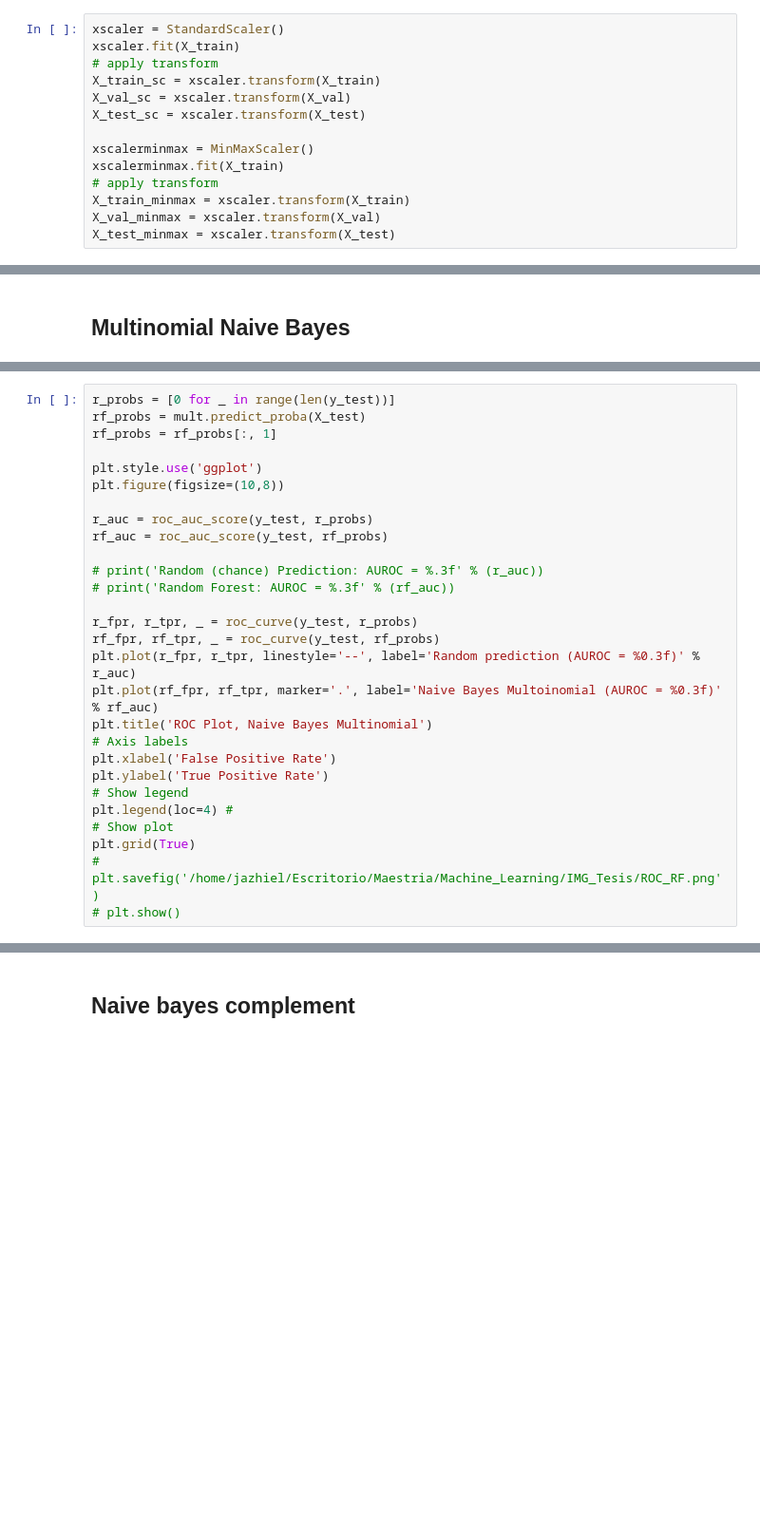
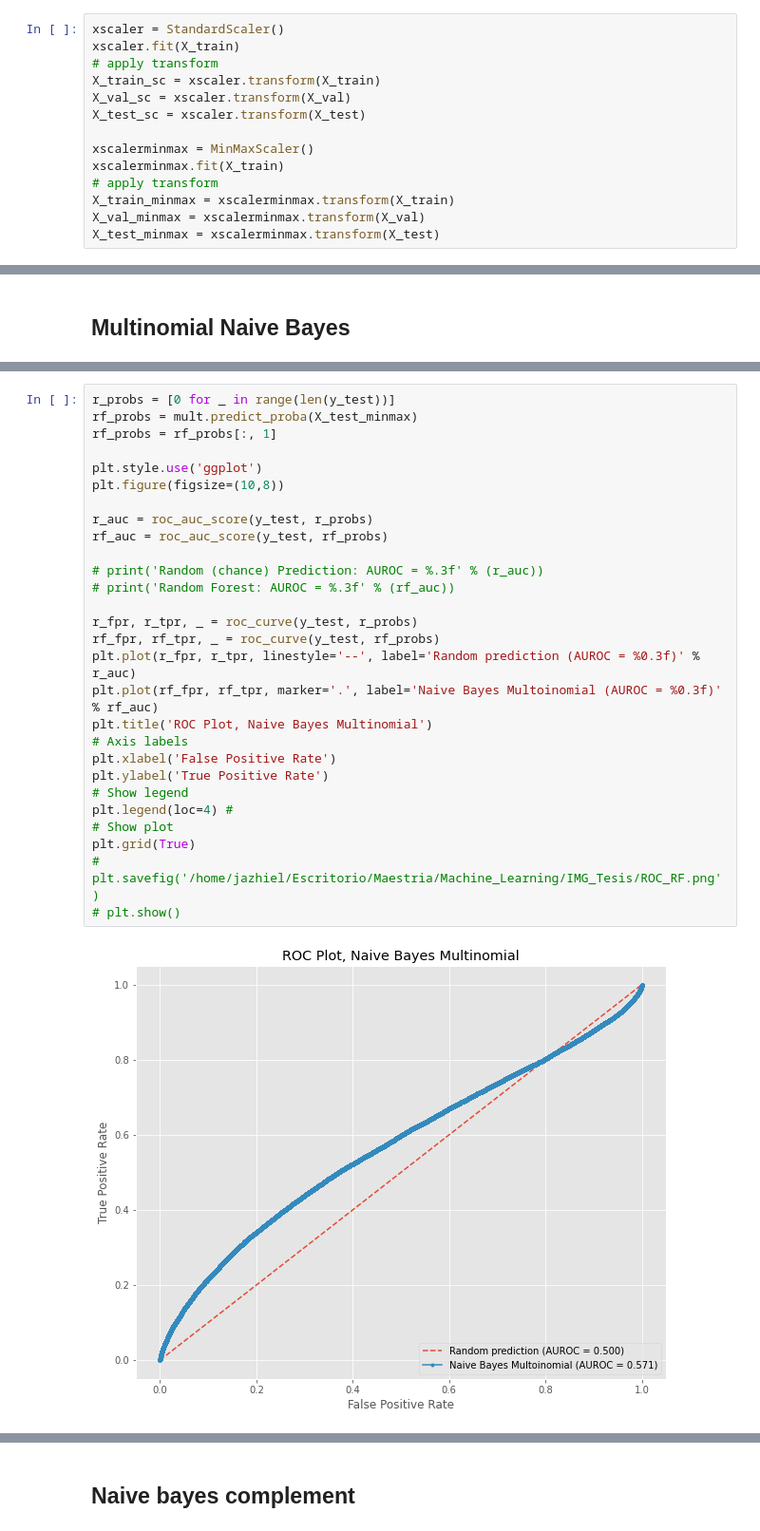
Before and after one commit to igomezv/ANN_Nbody, a Jupyter notebook: classificationAlgorithms_Particles_z23.ipynb, the cells around one changed output, grey strips where cells are left out. Shown at 95% size. Saved outputs shown, nothing was run; the diff lists cells and outputs as text; blank space fills up the shorter version.

```diff
--- a/classificationAlgorithms_Particles_z23.ipynb
+++ b/classificationAlgorithms_Particles_z23.ipynb
@@ -189,9 +189,9 @@ X_test_sc = xscaler.transform(X_test)
 xscalerminmax = MinMaxScaler()
 xscalerminmax.fit(X_train)
 # apply transform
-X_train_minmax = xscaler.transform(X_train)
-X_val_minmax = xscaler.transform(X_val)
-X_test_minmax = xscaler.transform(X_test)
+X_train_minmax = xscalerminmax.transform(X_train)
+X_val_minmax = xscalerminmax.transform(X_val)
+X_test_minmax = xscalerminmax.transform(X_test)
 # %% [markdown]
 ### Labels
 # %%
@@ -391,31 +445,33 @@ plt.show()
 # %%
 r_probs = [0 for _ in range(len(y_test))]
-rf_probs = mult.predict_proba(X_test)
+rf_probs = mult.predict_proba(X_test_minmax)
 rf_probs = rf_probs[:, 1]
 
 plt.style.use('ggplot')
 plt.figure(figsize=(10,8))
 
 r_auc = roc_auc_score(y_test, r_probs)
 rf_auc = roc_auc_score(y_test, rf_probs)
 
 # print('Random (chance) Prediction: AUROC = %.3f' % (r_auc))
 # print('Random Forest: AUROC = %.3f' % (rf_auc))
 
 r_fpr, r_tpr, _ = roc_curve(y_test, r_probs)
 rf_fpr, rf_tpr, _ = roc_curve(y_test, rf_probs)
 plt.plot(r_fpr, r_tpr, linestyle='--', label='Random prediction (AUROC = %0.3f)' % r_auc)
 plt.plot(rf_fpr, rf_tpr, marker='.', label='Naive Bayes Multoinomial (AUROC = %0.3f)' % rf_auc)
 plt.title('ROC Plot, Naive Bayes Multinomial')
 # Axis labels
 plt.xlabel('False Positive Rate')
 plt.ylabel('True Positive Rate')
 # Show legend
 plt.legend(loc=4) #
 # Show plot
 plt.grid(True)
 # plt.savefig('/home/jazhiel/Escritorio/Maestria/Machine_Learning/IMG_Tesis/ROC_RF.png')
 # plt.show()
+# %% [output]
+[figure, added]
 # %%
 # plot the precision-recall curves
 
```
Also changed, not shown: parts of 34 cells of this notebook.
